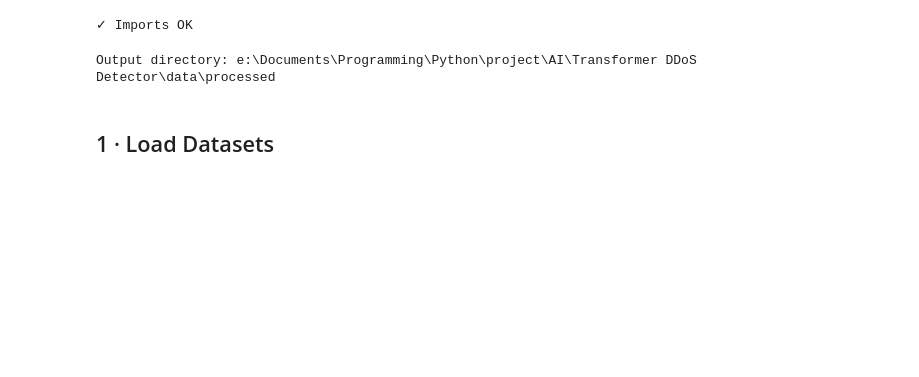
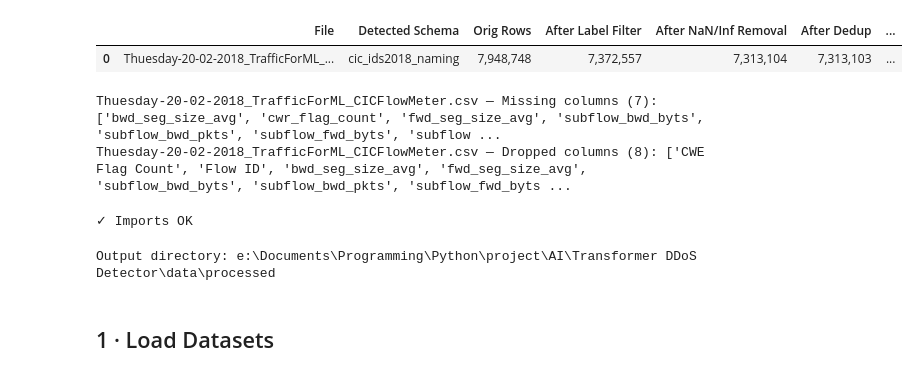
Before and after one commit to MosaAmran11/Transformer-DDoS-Detector, a Jupyter notebook: notebooks/01_data_preprocessing.ipynb, the cells around one changed output. Drawn from its saved outputs; the diff is of its cells as text; code cells hidden in the pictures; blank space fills up the shorter version.

```diff
--- a/notebooks/01_data_preprocessing.ipynb
+++ b/notebooks/01_data_preprocessing.ipynb
@@ -13,0 +144,9 @@
+# %%
+# ── Process CIC-IDS2018 ──────────────────────────────────────────────────────
+ids_std = DataStandardizer(CONFIG_FILE, IDS_DIR, IDS_DIR)
+ids_results = ids_std.run(
+    keep_label='Benign',
+    max_rows=MAX_ROWS,
+    random_state=RANDOM_STATE,
+)
+print(f'\nDone. Processed {len(ids_results)} file(s).')
@@ -14,3 +164,41 @@
+# %%
+# ── Display CIC-IDS2018 results ──────────────────────────────────────────────
+rows = []
+for r in ids_results:
+    if 'Error' in r:
+        rows.append({'File': r['File'], 'Status': f"ERROR: {r['Error']}"})
+    else:
+        rows.append({
+            'File'                  : r['File'],
+            'Detected Schema'       : r['Detected Type'],
+            'Orig Rows'             : f"{r['Original Rows']:,}",
+            'After Label Filter'    : f"{r['Rows After Label Filter']:,}",
+            'After NaN/Inf Removal' : f"{r['Rows After NaN/Inf Removal']:,}",
+            'After Dedup'           : f"{r['Rows After Dedup']:,}",
+            'Final Rows'            : f"{r['Final Rows']:,}",
+            'Orig Cols'             : r['Original Column Count'],
+            'Final Cols'            : r['Final Column Count'],
+            'Missing Cols'          : len(r['Missing Columns (Target cols not found)']),
+            'Dropped Cols'          : len(r['Dropped Columns (Extras/Duplicates)']),
+        })
+
+df_ids_summary = pd.DataFrame(rows)
+display(df_ids_summary)
+
+# Show missing / dropped details for each file
+for r in ids_results:
+    if 'Error' not in r:
+        missing = r['Missing Columns (Target cols not found)']
+        dropped = r['Dropped Columns (Extras/Duplicates)']
+        if missing:
+            print(f"\n{r['File']} — Missing columns ({len(missing)}): {missing}")
+        if dropped:
+            print(f"{r['File']} — Dropped columns ({len(dropped)}): {dropped}")
+# %% [output]
+|  | File | Detected Schema | Orig Rows | After Label Filter | After NaN/Inf Removal | After Dedup | ... |
+| 0 | Thuesday-20-02-2018_TrafficForML_... | cic_ids2018_naming | 7,948,748 | 7,372,557 | 7,313,104 | 7,313,103 | ... |
+Thuesday-20-02-2018_TrafficForML_CICFlowMeter.csv — Missing columns (7): ['bwd_seg_size_avg', 'cwr_flag_count', 'fwd_seg_size_avg', 'subflow_bwd_byts', 'subflow_bwd_pkts', 'subflow_fwd_byts', 'subflow ...
+Thuesday-20-02-2018_TrafficForML_CICFlowMeter.csv — Dropped columns (8): ['CWE Flag Count', 'Flow ID', 'bwd_seg_size_avg', 'fwd_seg_size_avg', 'subflow_bwd_byts', 'subflow_bwd_pkts', 'subflow_fwd_byts ...
 # %%
 # ── Imports ────────────────────────────────────────────────────────────────
 import sys, os
```
Also changed, not shown: parts of 20 cells of this notebook, 6 other files.
